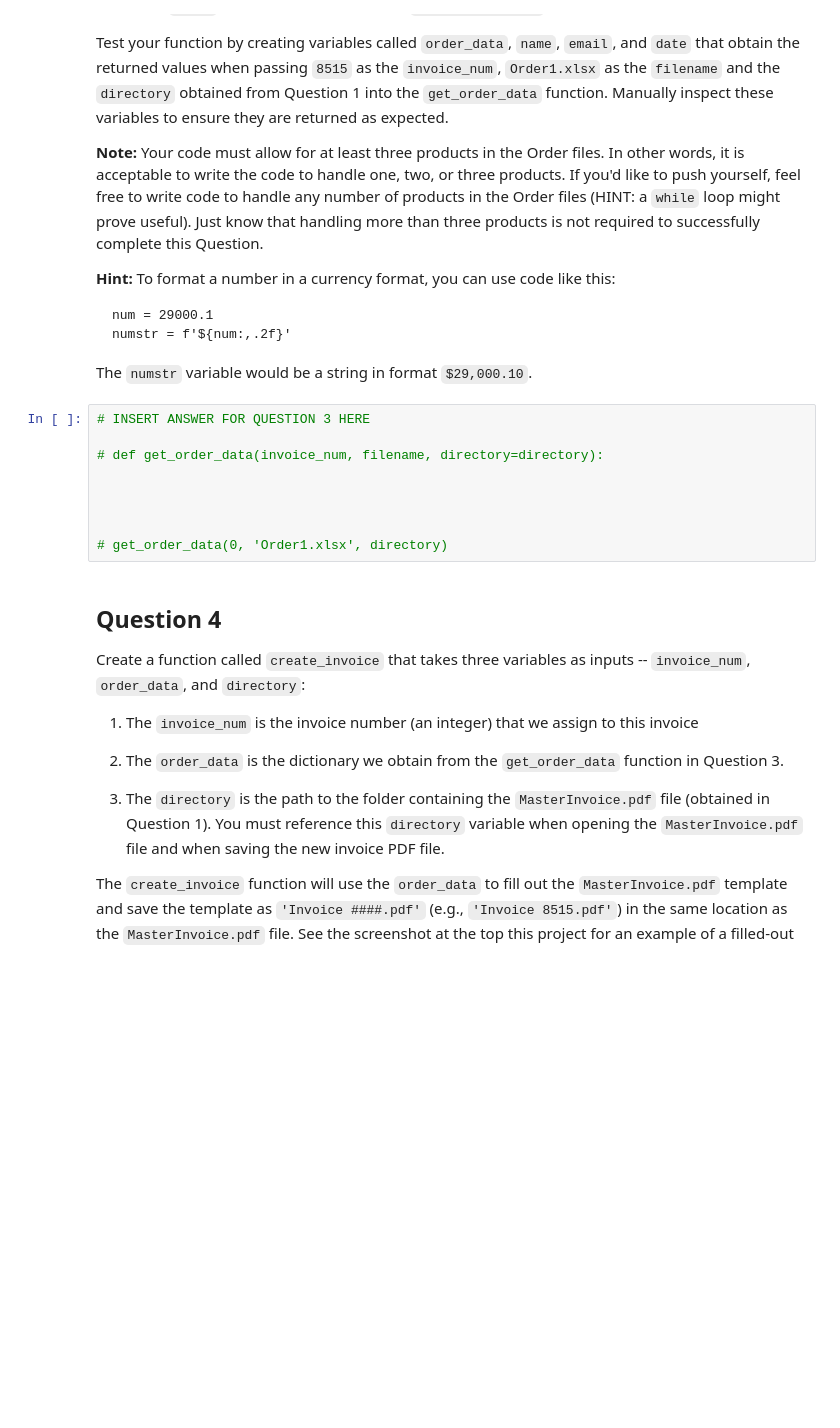
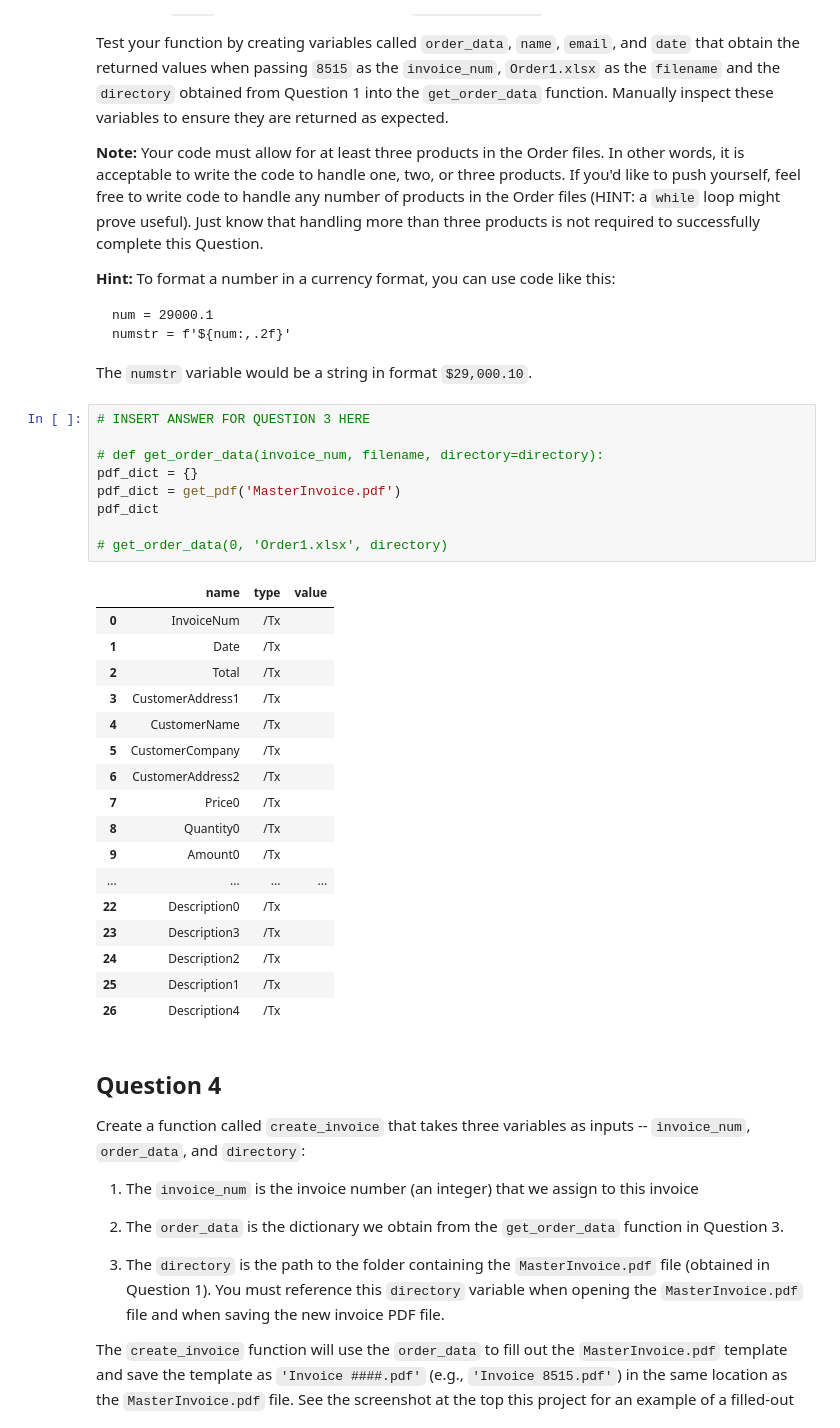
Before and after one commit to mrowe1/rpa-wip-project, a Jupyter notebook: Project 3 - Robotic Process Automation.ipynb, the cells around one changed output. Cells and saved outputs as stored; diff of their text form; blank space fills up the shorter version.

```diff
--- a/Project 3 - Robotic Process Automation.ipynb
+++ b/Project 3 - Robotic Process Automation.ipynb
@@ -164,12 +164,30 @@ The `numstr` variable would be a string in format `$29,000.10`.
 # %%
 # INSERT ANSWER FOR QUESTION 3 HERE
 
 # def get_order_data(invoice_num, filename, directory=directory):
-
-
-
+pdf_dict = {}
+pdf_dict = get_pdf('MasterInvoice.pdf')
+pdf_dict
 
 # get_order_data(0, 'Order1.xlsx', directory)
+# %% [output]
+|  | name | type | value |
+| 0 | InvoiceNum | /Tx |  |
+| 1 | Date | /Tx |  |
+| 2 | Total | /Tx |  |
+| 3 | CustomerAddress1 | /Tx |  |
+| 4 | CustomerName | /Tx |  |
+| 5 | CustomerCompany | /Tx |  |
+| 6 | CustomerAddress2 | /Tx |  |
+| 7 | Price0 | /Tx |  |
+| 8 | Quantity0 | /Tx |  |
+| 9 | Amount0 | /Tx |  |
+| ... | ... | ... | ... |
+| 22 | Description0 | /Tx |  |
+| 23 | Description3 | /Tx |  |
+| 24 | Description2 | /Tx |  |
+| 25 | Description1 | /Tx |  |
+| 26 | Description4 | /Tx |  |
 # %% [markdown]
 ## Question 4
 
```
Also changed, not shown: 1 other file.
